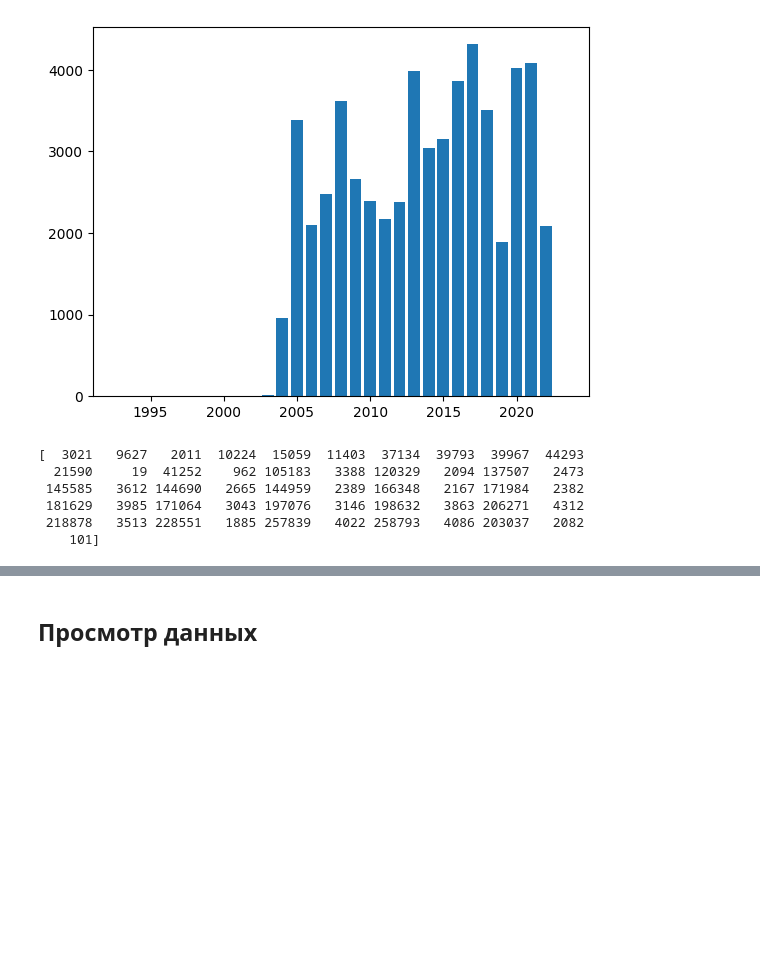
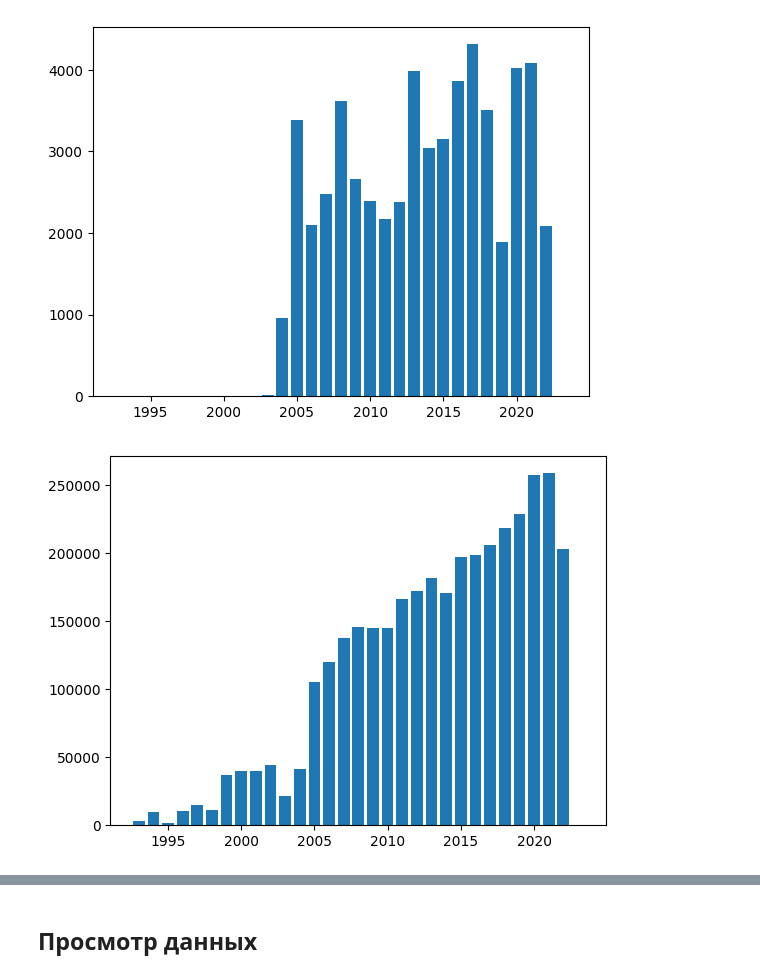
Before and after one commit to zibestr/AI-Hackathon-SFD, a Jupyter notebook: main.ipynb, the cells around one changed output, grey strips where cells are left out. Drawn from its saved outputs; the diff is of its cells as text; code cells hidden in the pictures; blank space fills up the shorter version.

```diff
--- a/main.ipynb
+++ b/main.ipynb
@@ -18,23 +18,17 @@ train_df = pd.read_csv('data/train.csv', delimiter=',')
 # %%
 years = sorted(train_df["year"].unique())
 churn_average = train_df.groupby("year")["churn"].sum().values
-users_per_year = train_df.groupby("year")["churn"].value_counts().values
+users_per_year = train_df.groupby("year")["churn"].count().values
 # %%
 plt.bar(x=years, height=churn_average)
 plt.show()
 # %% [output]
 [figure]
-# %%
-print(train_df.groupby("year")["churn"].value_counts())
-#plt.bar(x=years, height=np.full(len(years), train_df.groupby("year")["churn"].value_counts))
-#plt.show()
-# %% [output]
-[  3021   9627   2011  10224  15059  11403  37134  39793  39967  44293
-  21590     19  41252    962 105183   3388 120329   2094 137507   2473
- 145585   3612 144690   2665 144959   2389 166348   2167 171984   2382
- 181629   3985 171064   3043 197076   3146 198632   3863 206271   4312
- 218878   3513 228551   1885 257839   4022 258793   4086 203037   2082
-    101]
+# %%
+plt.bar(x=years, height=(users_per_year - churn_average))
+plt.show()
+# %% [output]
+[figure, added]
 # %%
 from IPython.display import display
 
```
Also changed, not shown: 1 other file.
